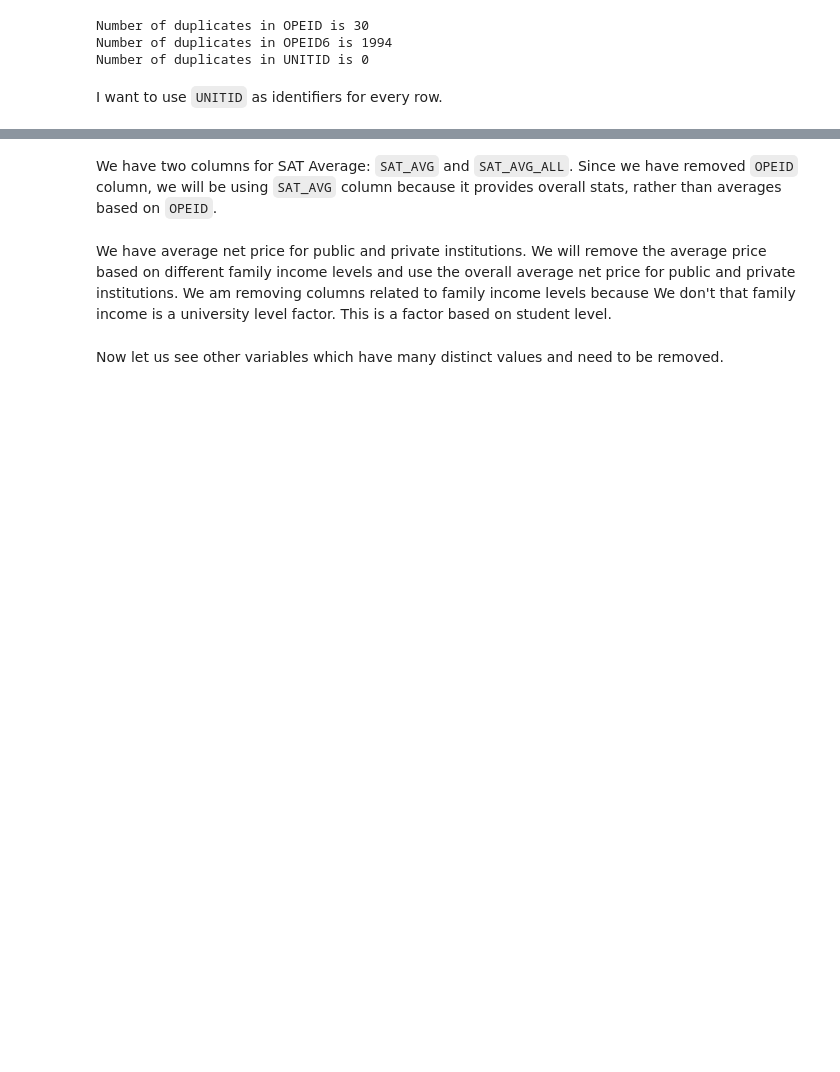
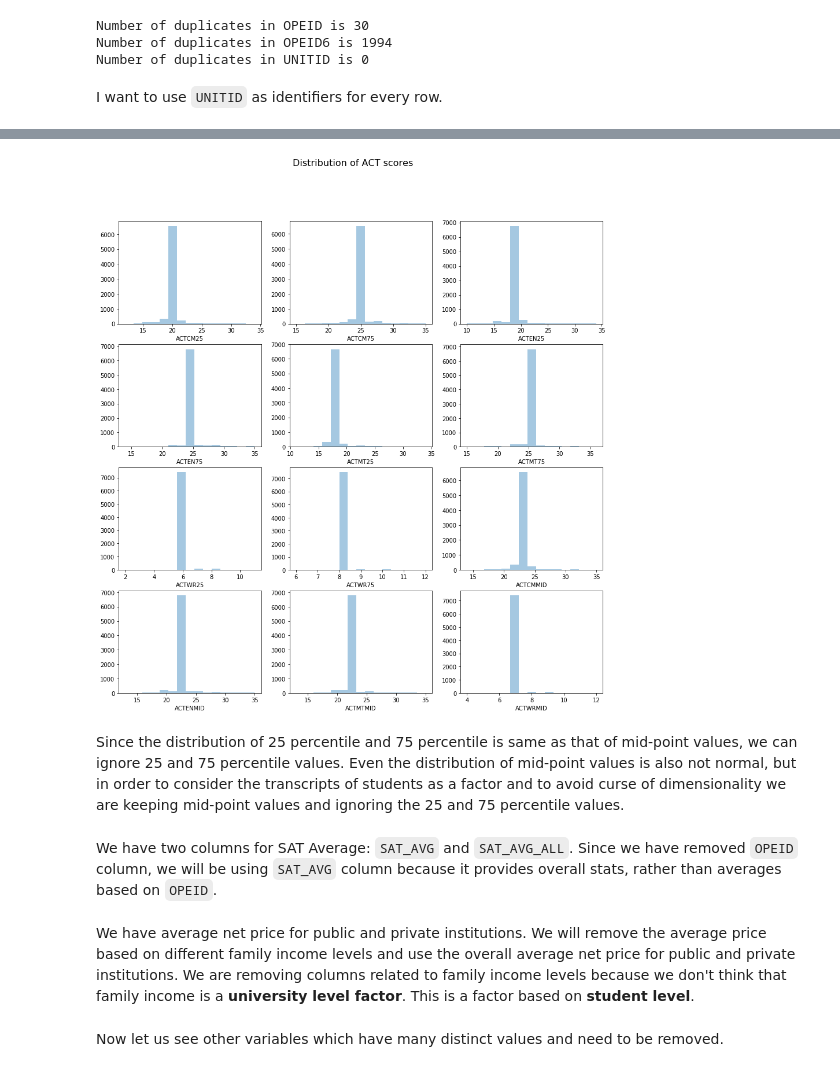
Before and after one commit to sanjeevai/ML-Capstone, a Jupyter notebook: project.ipynb, the cells around one changed output, grey strips where cells are left out. Drawn from its saved outputs; the diff is of its cells as text; code cells hidden in the pictures; blank space fills up the shorter version.

```diff
--- a/project.ipynb
+++ b/project.ipynb
@@ -570,3 +453,23 @@ plt.hist(df['ACTWR75']);
+# %%
+f, ((ax1, ax2, ax3), (ax4, ax5, ax6), (ax7, ax8, ax9), ( ax10, ax11, ax12)) = plt.subplots(4, 3, figsize=(15,15))
+f.suptitle("Distribution of ACT scores", fontsize=16)
+sns.distplot(df['ACTCM25'], ax=ax1, kde=False, bins=15)
+sns.distplot(df['ACTCM75'], ax=ax2, kde=False, bins=15)
+sns.distplot(df['ACTEN25'], ax=ax3, kde=False, bins=15)
+sns.distplot(df['ACTEN75'], ax=ax4, kde=False, bins=15)
+sns.distplot(df['ACTMT25'], ax=ax5, kde=False, bins=15)
+sns.distplot(df['ACTMT75'], ax=ax6, kde=False, bins=15)
+sns.distplot(df['ACTWR25'], ax=ax7, kde=False, bins=15)
+sns.distplot(df['ACTWR75'], ax=ax8, kde=False, bins=15)
+sns.distplot(df['ACTCMMID'], ax=ax9, kde=False, bins=15)
+sns.distplot(df['ACTENMID'], ax=ax10, kde=False, bins=15)
+sns.distplot(df['ACTMTMID'], ax=ax11, kde=False, bins=15)
+sns.distplot(df['ACTWRMID'], ax=ax12, kde=False, bins=15)
+plt.savefig("./img/act.png")
+# %% [output]
+[figure, added]
+# %% [markdown]
+Since the distribution of 25 percentile and 75 percentile is same as that of mid-point values, we can ignore 25 and 75 percentile values. Even the distribution of mid-point values is also not normal, but in order to consider the transcripts of students as a factor and to avoid curse of dimensionality we are keeping mid-point values and ignoring the 25 and 75 percentile values.
 # %%
 # removing 25 and 75 percentile marks
 
@@ -586,5 +491,5 @@ df.drop(['SAT_AVG_ALL'],
        axis = 1,
        inplace = True)
 # %% [markdown]
-We have average net price for public and private institutions. We will remove the average price based on different family income levels and use the overall average net price for public and private institutions. We am removing columns related to family income levels because We don't that family income is a university level factor. This is a factor based on student level.
+We have average net price for public and private institutions. We will remove the average price based on different family income levels and use the overall average net price for public and private institutions. We are removing columns related to family income levels because we don't think that family income is a **university level factor**. This is a factor based on **student level**.
 # %%
```
Also changed, not shown: parts of 113 cells of this notebook, 2 other files.
